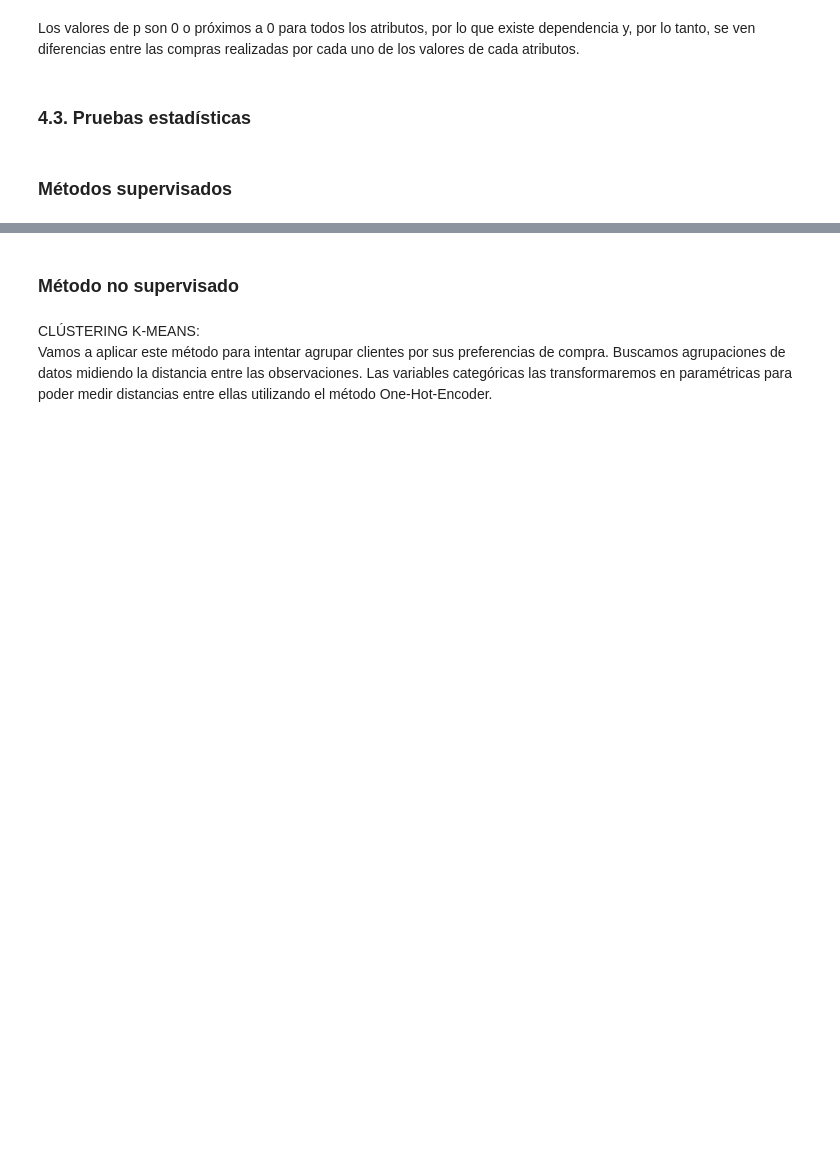
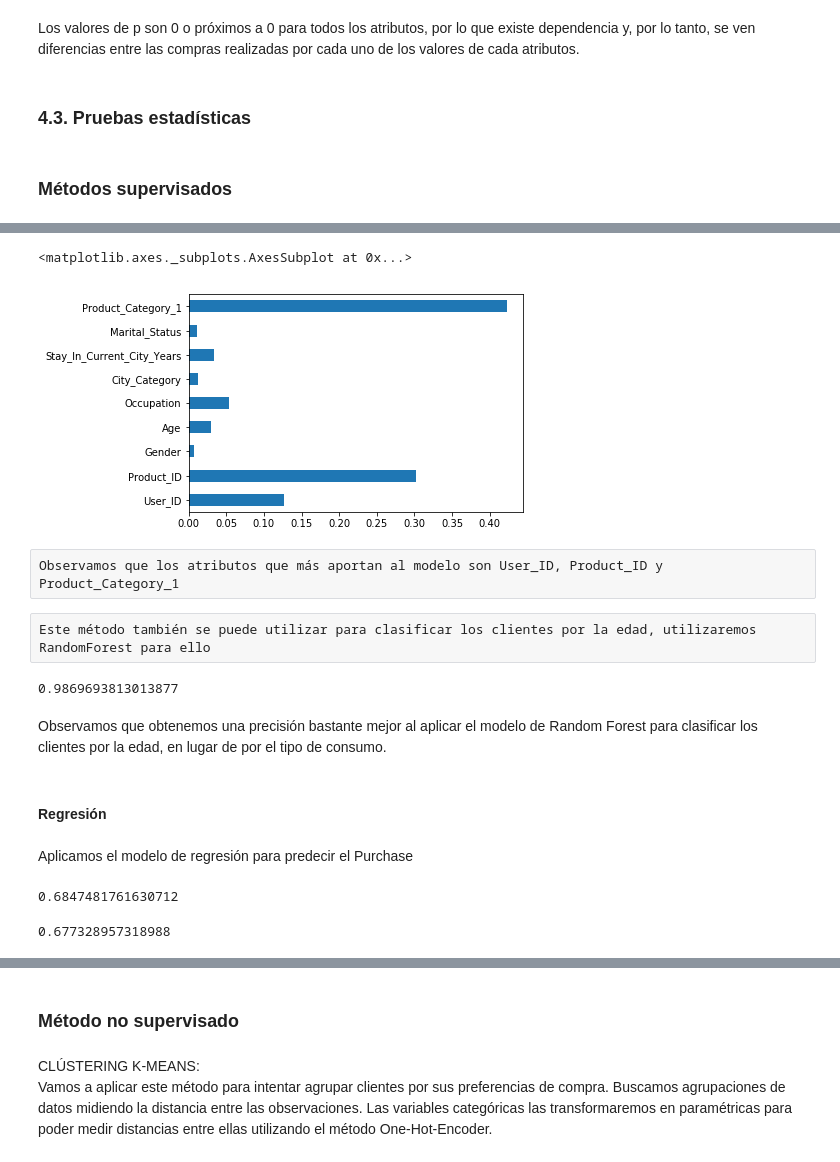
Before and after one commit to aliescont/BlackFriday, a Jupyter notebook: Black_friday_cleaning.ipynb, the cells around one changed output, grey strips where cells are left out. Cells and saved outputs as stored; diff of their text form; code cells hidden in the pictures; blank space fills up the shorter version.

```diff
--- a/Black_friday_cleaning.ipynb
+++ b/Black_friday_cleaning.ipynb
@@ -491,0 +526,11 @@ metrics.accuracy_score(Y_test, y_pred)
+# %%
+#visualizamos los contribución de los atributos al modelo
+feat_imp = pd.Series(clf_rf.feature_importances_, index = X.columns)
+feat_imp.plot(kind='barh')
+# %% [output]
+<matplotlib.axes._subplots.AxesSubplot at 0x...>
+[figure, added]
+# %% [raw]
+Observamos que los atributos que más aportan al modelo son User_ID, Product_ID y Product_Category_1
+# %% [raw]
+Este método también se puede utilizar para clasificar los clientes por la edad, utilizaremos RandomForest para ello
@@ -491,0 +552,16 @@ metrics.accuracy_score(Y_test, y_pred)
+# %%
+#aplicamos Random Forest
+clf_rf_02 = RandomForestClassifier(n_estimators=100)
+clf_rf_02.fit(X_train,Y_train)
+
+y_pred_rf_02=clf_rf_02.predict(X_test)
+#calculamos la precisión y lo comparamos con GaussianNB
+metrics.accuracy_score(Y_test, y_pred_rf_02)
+# %% [output]
+0.9869693813013877
+# %% [markdown]
+Observamos que obtenemos una precisión bastante mejor al aplicar el modelo de Random Forest para clasificar los clientes por la edad, en lugar de por el tipo de consumo.
+# %% [markdown]
+#### Regresión
+# %% [markdown]
+Aplicamos el modelo de regresión para predecir el Purchase
@@ -491,0 +575,18 @@ metrics.accuracy_score(Y_test, y_pred)
+# %%
+#Aplicamos Random Forest como regresor
+reg_rf = RandomForestRegressor(n_estimators=30, min_samples_leaf=1, min_samples_split = 2)
+reg_rf.fit(X_train, y_train)
+y_pred = reg_rf.predict(X_test)
+r2_score(y_test, y_pred)
+# %% [output]
+0.6847481761630712
+# %%
+#Comparamos al aplicar Gradient Boosting Regressor
+model = GradientBoostingRegressor(n_estimators = 100, max_depth = 5, min_samples_split = 2)
+model.fit(X_train, y_train)
+
+y_pred = model.predict(X_test)
+
+r2_score(y_test, y_pred)
+# %% [output]
+0.677328957318988
```
Also changed, not shown: parts of 26 cells of this notebook.
